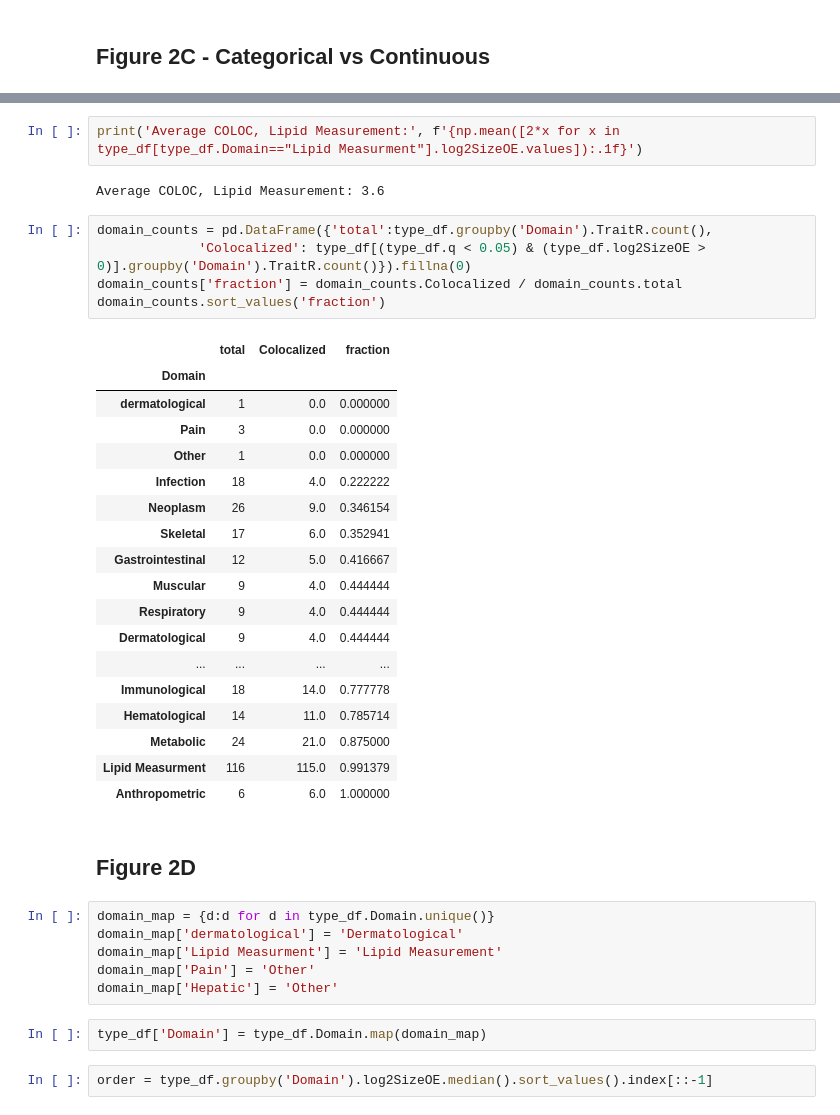
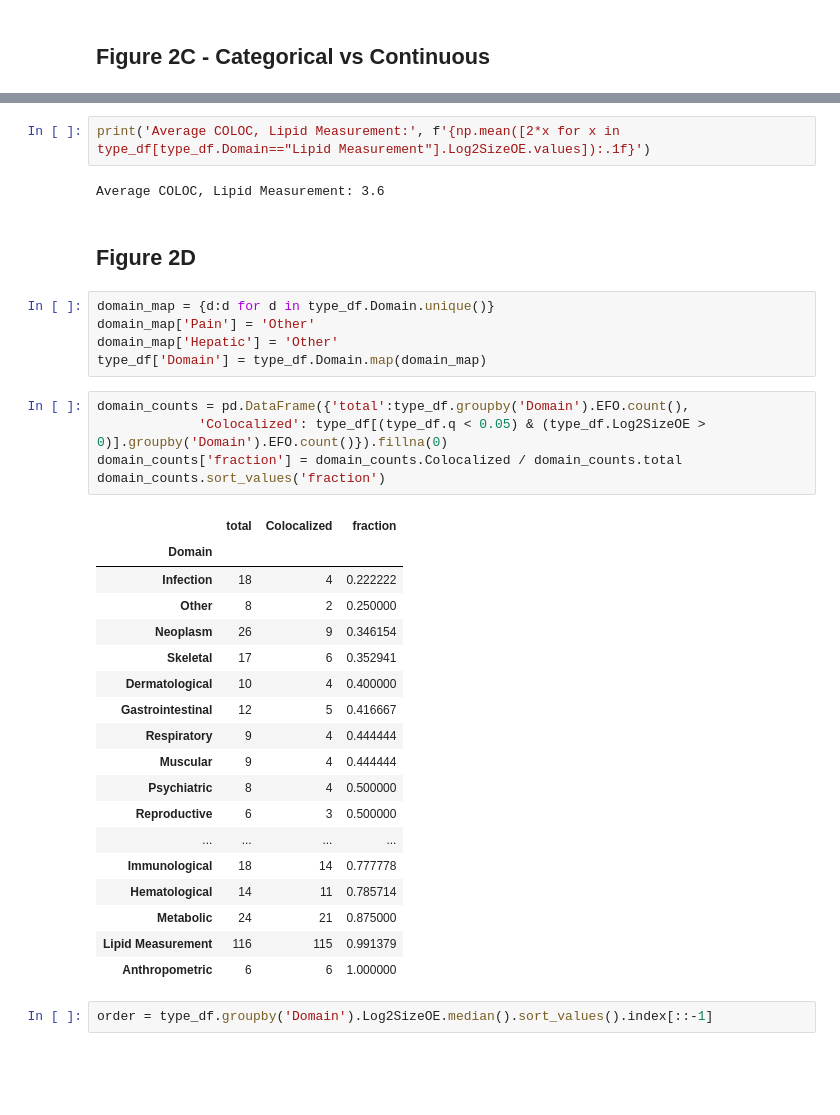
Before and after one commit to sarah-n-wright/CARVA, a Jupyter notebook: Notebooks/2_NetworkColocalization.ipynb, the cells around one changed output, grey strips where cells are left out. Saved outputs shown, nothing was run; the diff lists cells and outputs as text; blank space fills up the shorter version.

```diff
--- a/Notebooks/2_NetworkColocalization.ipynb
+++ b/Notebooks/2_NetworkColocalization.ipynb
@@ -275,45 +214,42 @@ mannwhitneyu(type_df[type_df.trait_type=='CC'].log2SizeOE.values,type_df[(type_d
 # %% [output]
 MannwhitneyuResult(statistic=1173.0, pvalue=1.0565521566904869e-54)
 # %%
-print('Average COLOC, Lipid Measurement:', f'{np.mean([2*x for x in type_df[type_df.Domain=="Lipid Measurment"].log2SizeOE.values]):.1f}')
+print('Average COLOC, Lipid Measurement:', f'{np.mean([2*x for x in type_df[type_df.Domain=="Lipid Measurement"].Log2SizeOE.values]):.1f}')
 # %% [output]
 Average COLOC, Lipid Measurement: 3.6
-# %%
-domain_counts = pd.DataFrame({'total':type_df.groupby('Domain').TraitR.count(),
-             'Colocalized': type_df[(type_df.q < 0.05) & (type_df.log2SizeOE > 0)].groupby('Domain').TraitR.count()}).fillna(0)
-domain_counts['fraction'] = domain_counts.Colocalized / domain_counts.total
-domain_counts.sort_values('fraction')
-# %% [output]
-|  | total | Colocalized | fraction |
-| Domain |  |  |  |
-| dermatological | 1 | 0.0 | 0.000000 |
-| Pain | 3 | 0.0 | 0.000000 |
-| Other | 1 | 0.0 | 0.000000 |
-| Infection | 18 | 4.0 | 0.222222 |
-| Neoplasm | 26 | 9.0 | 0.346154 |
-| Skeletal | 17 | 6.0 | 0.352941 |
-| Gastrointestinal | 12 | 5.0 | 0.416667 |
-| Muscular | 9 | 4.0 | 0.444444 |
-| Respiratory | 9 | 4.0 | 0.444444 |
-| Dermatological | 9 | 4.0 | 0.444444 |
-| ... | ... | ... | ... |
-| Immunological | 18 | 14.0 | 0.777778 |
-| Hematological | 14 | 11.0 | 0.785714 |
-| Metabolic | 24 | 21.0 | 0.875000 |
-| Lipid Measurment | 116 | 115.0 | 0.991379 |
-| Anthropometric | 6 | 6.0 | 1.000000 |
 # %% [markdown]
 ## Figure 2D
 # %%
 domain_map = {d:d for d in type_df.Domain.unique()}
-domain_map['dermatological'] = 'Dermatological'
-domain_map['Lipid Measurment'] = 'Lipid Measurement'
 domain_map['Pain'] = 'Other'
 domain_map['Hepatic'] = 'Other'
+type_df['Domain'] = type_df.Domain.map(domain_map)
-# %%
-type_df['Domain'] = type_df.Domain.map(domain_map)
+# %%
+domain_counts = pd.DataFrame({'total':type_df.groupby('Domain').EFO.count(),
+             'Colocalized': type_df[(type_df.q < 0.05) & (type_df.Log2SizeOE > 0)].groupby('Domain').EFO.count()}).fillna(0)
+domain_counts['fraction'] = domain_counts.Colocalized / domain_counts.total
+domain_counts.sort_values('fraction')
+# %% [output]
+|  | total | Colocalized | fraction |
+| Domain |  |  |  |
+| Infection | 18 | 4 | 0.222222 |
+| Other | 8 | 2 | 0.250000 |
+| Neoplasm | 26 | 9 | 0.346154 |
+| Skeletal | 17 | 6 | 0.352941 |
+| Dermatological | 10 | 4 | 0.400000 |
+| Gastrointestinal | 12 | 5 | 0.416667 |
+| Respiratory | 9 | 4 | 0.444444 |
+| Muscular | 9 | 4 | 0.444444 |
+| Psychiatric | 8 | 4 | 0.500000 |
+| Reproductive | 6 | 3 | 0.500000 |
+| ... | ... | ... | ... |
+| Immunological | 18 | 14 | 0.777778 |
+| Hematological | 14 | 11 | 0.785714 |
+| Metabolic | 24 | 21 | 0.875000 |
+| Lipid Measurement | 116 | 115 | 0.991379 |
+| Anthropometric | 6 | 6 | 1.000000 |
 # %%
-order = type_df.groupby('Domain').log2SizeOE.median().sort_values().index[::-1]
+order = type_df.groupby('Domain').Log2SizeOE.median().sort_values().index[::-1]
 # %%
 percent_continuous = type_df.groupby('Domain').trait_type.value_counts().reset_index().pivot(index='Domain', columns='trait_type', values='count'
                                                                                             ).reset_index().fillna(0)
```
Also changed, not shown: parts of 25 cells of this notebook, 6 other files.
